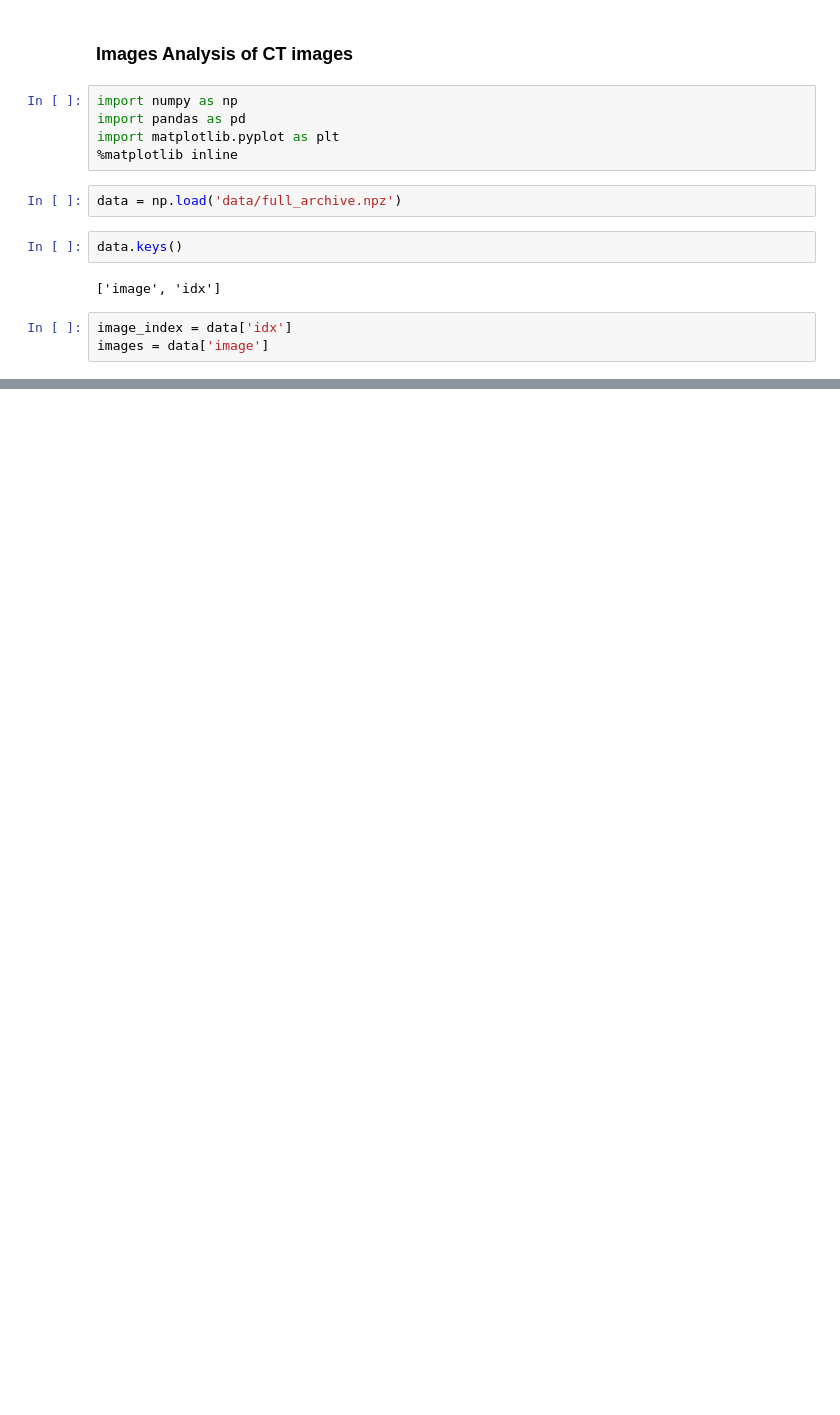
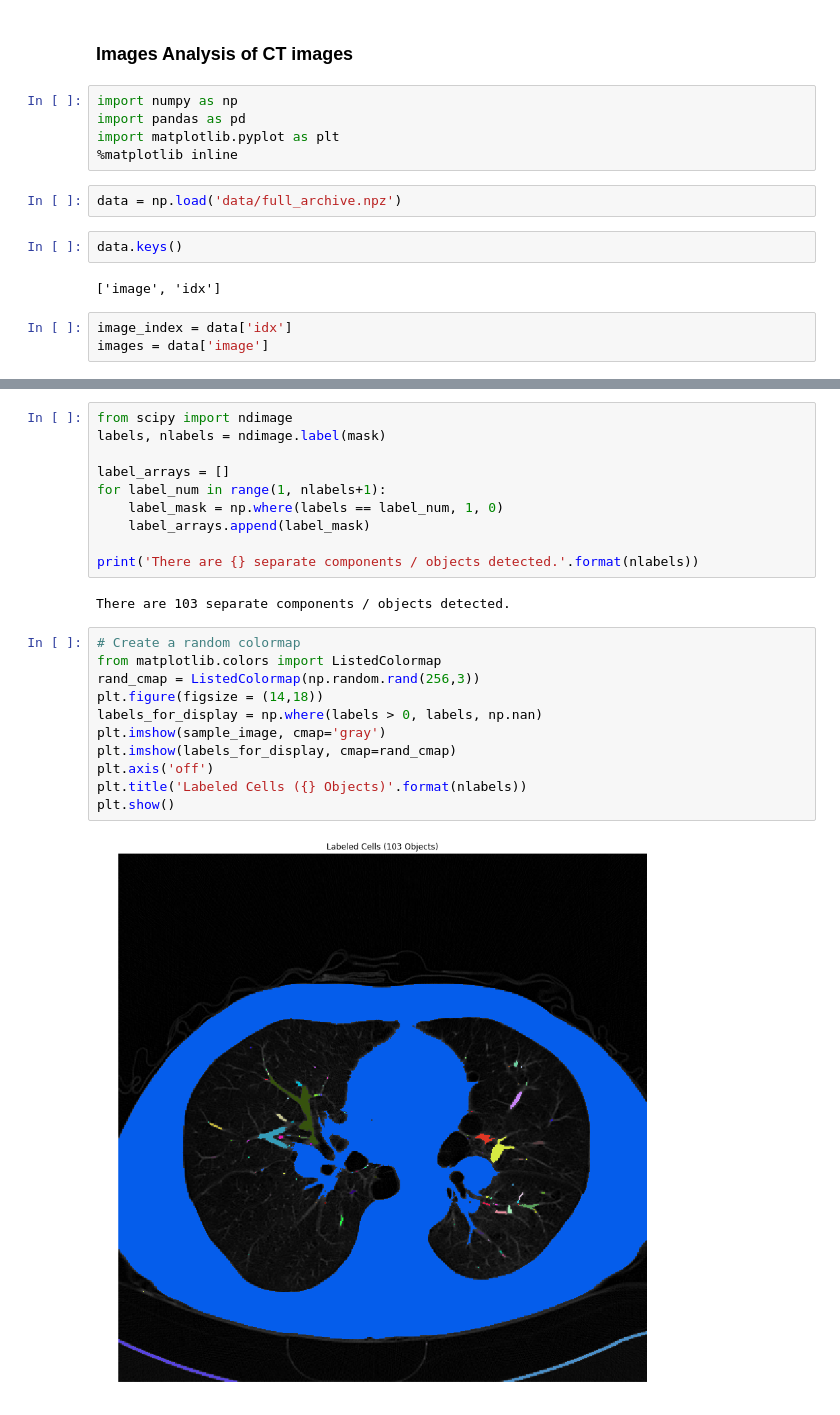
Before and after one commit to nathdipankar/Group-Project, a Jupyter notebook: Introductory Notebook.ipynb, the cells around one changed output, grey strips where cells are left out. Drawn from its saved outputs; the diff is of its cells as text; blank space fills up the shorter version.

```diff
--- a/Introductory Notebook.ipynb
+++ b/Introductory Notebook.ipynb
@@ -21,0 +58,25 @@ plt.imshow(images[10], cmap = 'gray')
+# %%
+from scipy import ndimage
+labels, nlabels = ndimage.label(mask)
+
+label_arrays = []
+for label_num in range(1, nlabels+1):
+    label_mask = np.where(labels == label_num, 1, 0)
+    label_arrays.append(label_mask)
+
+print('There are {} separate components / objects detected.'.format(nlabels))
+# %% [output]
+There are 103 separate components / objects detected.
+# %%
+# Create a random colormap
+from matplotlib.colors import ListedColormap
+rand_cmap = ListedColormap(np.random.rand(256,3))
+plt.figure(figsize = (14,18))
+labels_for_display = np.where(labels > 0, labels, np.nan)
+plt.imshow(sample_image, cmap='gray')
+plt.imshow(labels_for_display, cmap=rand_cmap)
+plt.axis('off')
+plt.title('Labeled Cells ({} Objects)'.format(nlabels))
+plt.show()
+# %% [output]
+[figure, added]
```
Also changed, not shown: parts of 6 cells of this notebook.
